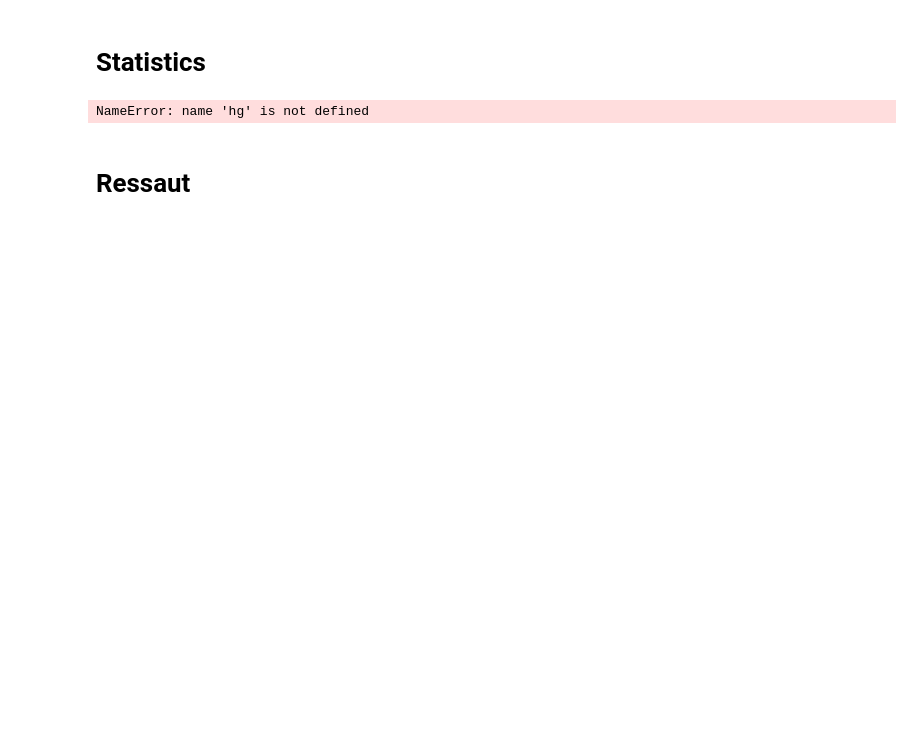
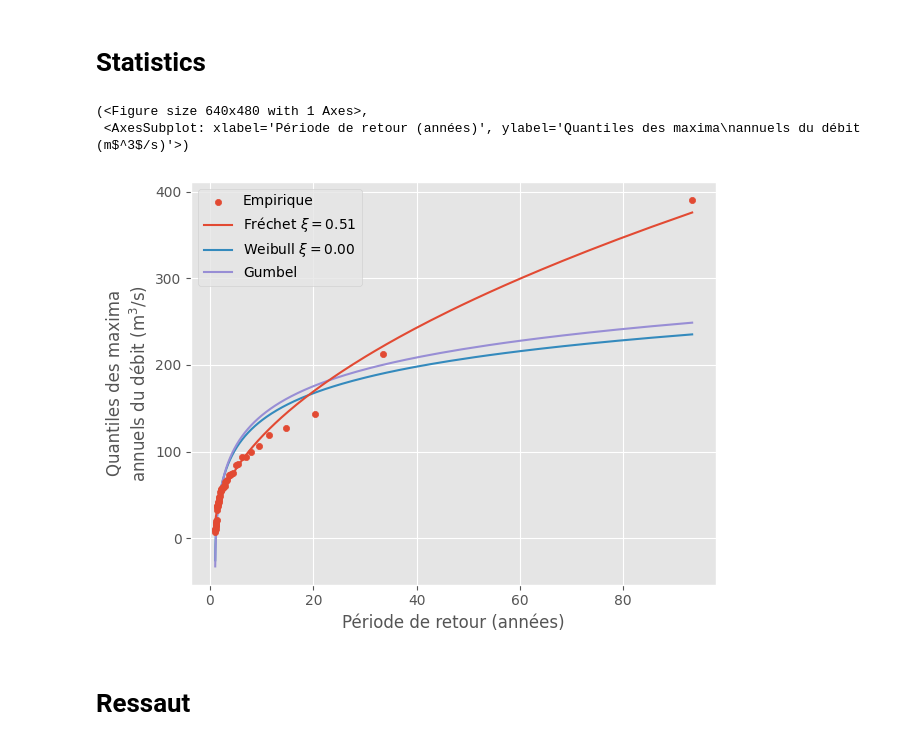
Before and after one commit to giboul/Hydrogibs, a Jupyter notebook: examples.ipynb, the cells around one changed output. Cells and saved outputs as stored; diff of their text form; code cells hidden in the pictures; blank space fills up the shorter version.

```diff
--- a/examples.ipynb
+++ b/examples.ipynb
@@ -25,13 +24,15 @@ FileNotFoundError: [Errno 2] No such file or directory: 'hydrogibs/test/rain.csv
 # %%
 import pandas as pd
 
-df = pd.read_csv("hydrogibs/extreme/débits_mensuels_reyran.csv")
+df = pd.read_csv("hydrogibs/test/extreme/débits_mensuels_reyran.csv")
 df.t = pd.to_datetime(df.t, format="%Y-%m-%d %H:%M:%S")
 
 ym = hg.extreme.yearly_maxima.YearlyMaxima(df.Q)
-ym.plot(kind='return period', show=True)
+ym.plot(kind='return period')
 # %% [output]
-NameError: name 'hg' is not defined
+(<Figure size 640x480 with 1 Axes>,
+ <AxesSubplot: xlabel='Période de retour (années)', ylabel='Quantiles des maxima\nannuels du débit (m$^3$/s)'>)
+[figure, added]
 # %% [markdown]
 # Ressaut
 # %%
```
Also changed, not shown: parts of 5 cells of this notebook, 20 other files.
